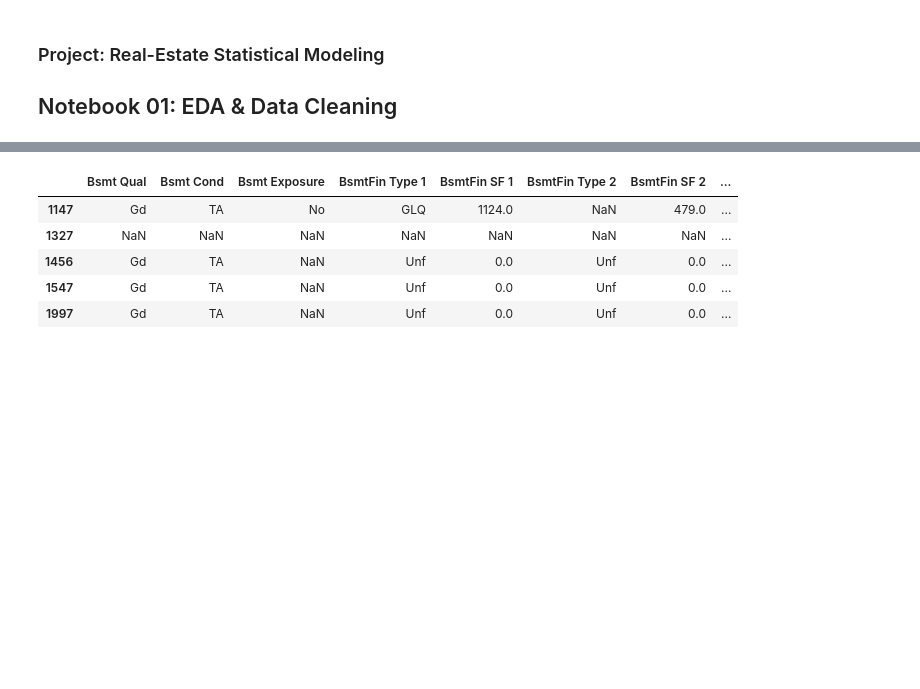
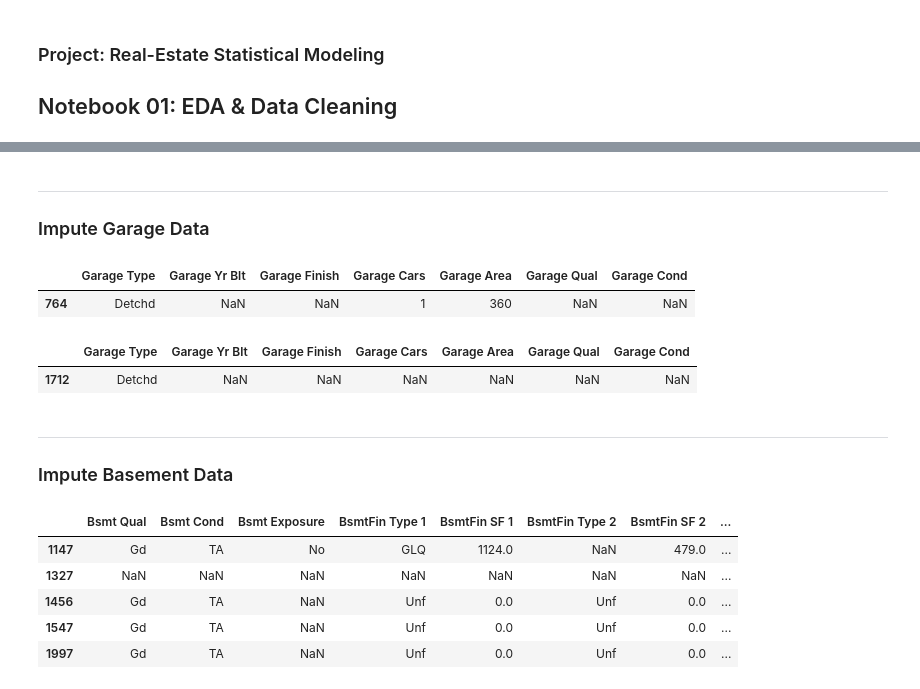
Before and after one commit to griffinbran/Real-Estate-Statistical-Modeling, a Jupyter notebook: code/01_EDA_and_Cleaning.ipynb, the cells around one changed output, grey strips where cells are left out. Saved outputs shown, nothing was run; the diff lists cells and outputs as text; code cells hidden in the pictures; blank space fills up the shorter version.

Commit message:
Impute improperly labeled garage data.

```diff
--- a/code/01_EDA_and_Cleaning.ipynb
+++ b/code/01_EDA_and_Cleaning.ipynb
@@ -77,4 +79,61 @@ Train Garage Cond:              114 null                 Test Garage Cond:
 Train Pool QC:          2042 null                Test Pool QC:          874 null
 Train Fence:            1651 null                Test Fence:            706 null
 Train Misc Feature:             1986 null                Test Misc Feature:             837 null
+# %% [markdown]
+---
+### Impute Garage Data
+# %%
+# Identify the 7-columns regarding garage data
+garage_cols = [col for col in train_df.columns if 'Garage' in col]
+
+# Distinguish the Basement variables by categorical-ordinal/nominal & numerical-continuous/discrete
+# These columns expect 0 for NO GARAGE
+numerical_garage = ['Garage Yr Blt', # discrete, year-0 indicates NO garage now!
+                   'Garage Cars',    # discrete
+                   'Garage Area']    # continuous
+
+# These columns expect 'NA' for NO GARAGE
+categorical_garage = ['Garage Type',   # nominal
+                      'Garage Finish', # ordinal
+                      'Garage Qual',   # ordinal
+                      'Garage Cond']   # ordinal
+
+# Consider all records with NO Garage (ZERO Total Garage Square Footage)
+# Training-data
+for row in train_df[train_df['Garage Area']==0].index:
+    for col in garage_cols:
+        if col in numerical_garage:
+            train_df.loc[row, [col]] = 0
+        if col in categorical_garage:
+            train_df.loc[row, [col]] = 'NA'
+
+# Validation-data
+for row in test_df[test_df['Garage Area']==0].index:
+    for col in garage_cols:
+        if col in numerical_garage:
+            test_df.loc[row, [col]] = 0
+        if col in categorical_garage:
+            test_df.loc[row, [col]] = 'NA'
+
+# Simplify DataFrames to display only the 7-columns with garage data
+garage_train_df = train_df[garage_cols]
+garage_test_df = test_df[garage_cols]
+
+# Consider only the garage entries with NaN's for investigation
+# Only row-764 requires EDA for Null values
+with pd.option_context('display.max_columns', 81):
+    display(garage_test_df[garage_test_df.isna().any(axis=1)])
+# %% [output]
+|  | Garage Type | Garage Yr Blt | Garage Finish | Garage Cars | Garage Area | Garage Qual | Garage Cond |
+| 764 | Detchd | NaN | NaN | 1 | 360 | NaN | NaN |
+# %%
+# Only row-1712 requires EDA for Null values
+with pd.option_context('display.max_columns', 81):
+    display(garage_train_df[garage_train_df.isna().any(axis=1)])
+# %% [output]
+|  | Garage Type | Garage Yr Blt | Garage Finish | Garage Cars | Garage Area | Garage Qual | Garage Cond |
+| 1712 | Detchd | NaN | NaN | NaN | NaN | NaN | NaN |
+# %% [markdown]
+---
+### Impute Basement Data
 # %%
```
Also changed, not shown: parts of 7 cells of this notebook.
